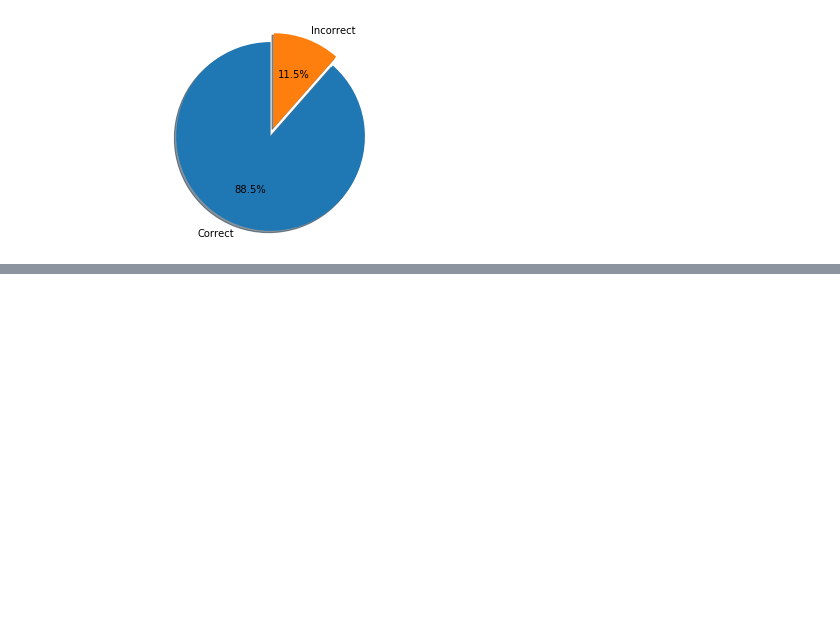
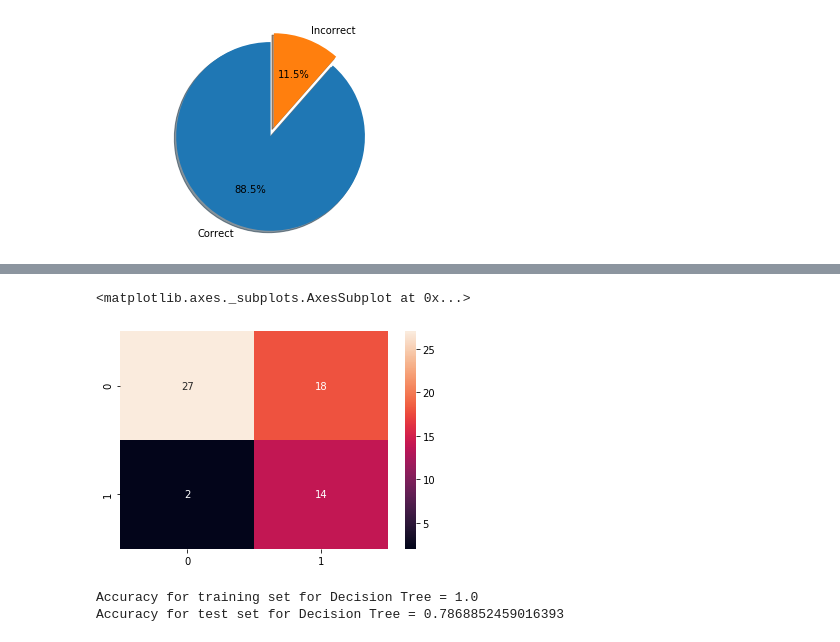
Before and after one commit to lspevak/ml-samples, a Jupyter notebook: ml_heart_disease_prediction.ipynb, the cells around one changed output, grey strips where cells are left out. Drawn from its saved outputs; the diff is of its cells as text; code cells hidden in the pictures; blank space fills up the shorter version.

```diff
--- a/ml_heart_disease_prediction.ipynb
+++ b/ml_heart_disease_prediction.ipynb
@@ -435,0 +498,22 @@ plt.show()
+# %%
+sn.heatmap(cm_test, annot=True)
+# %% [output]
+<matplotlib.axes._subplots.AxesSubplot at 0x...>
+[figure, added]
+# %%
+from sklearn.tree import DecisionTreeClassifier
+
+classifier = DecisionTreeClassifier()
+classifier.fit(X_train, y_train)
+
+y_pred = classifier.predict(X_test)
+cm_test = confusion_matrix(y_pred, y_test)
+
+y_pred_train = classifier.predict(X_train)
+cm_train = confusion_matrix(y_pred_train, y_train)
+
+print('Accuracy for training set for Decision Tree = {}'.format((cm_train[0][0] + cm_train[1][1])/len(y_train)))
+print('Accuracy for test set for Decision Tree = {}'.format((cm_test[0][0] + cm_test[1][1])/len(y_test)))
+# %% [output]
+Accuracy for training set for Decision Tree = 1.0
+Accuracy for test set for Decision Tree = 0.7868852459016393
```
Also changed, not shown: parts of 4 cells of this notebook.
